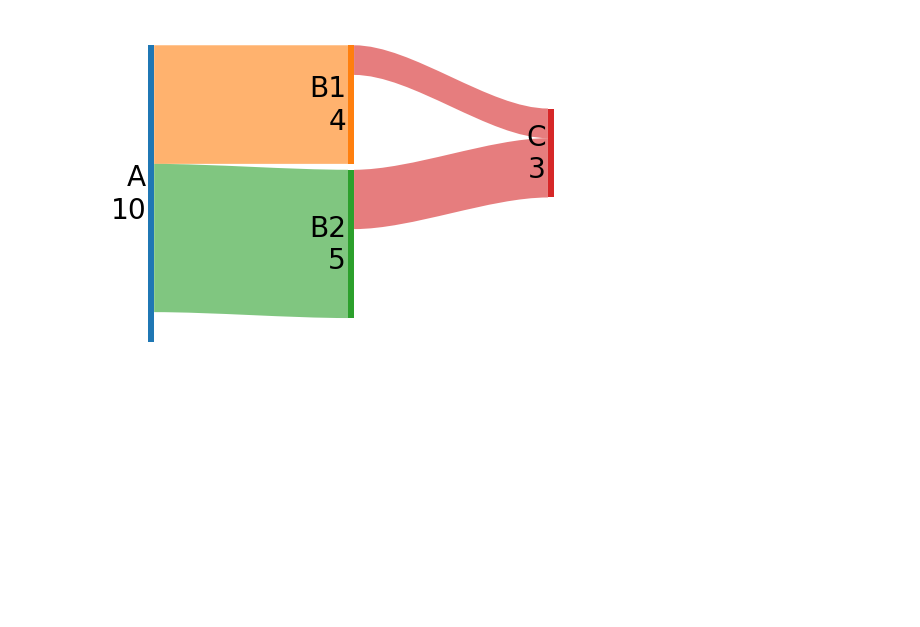
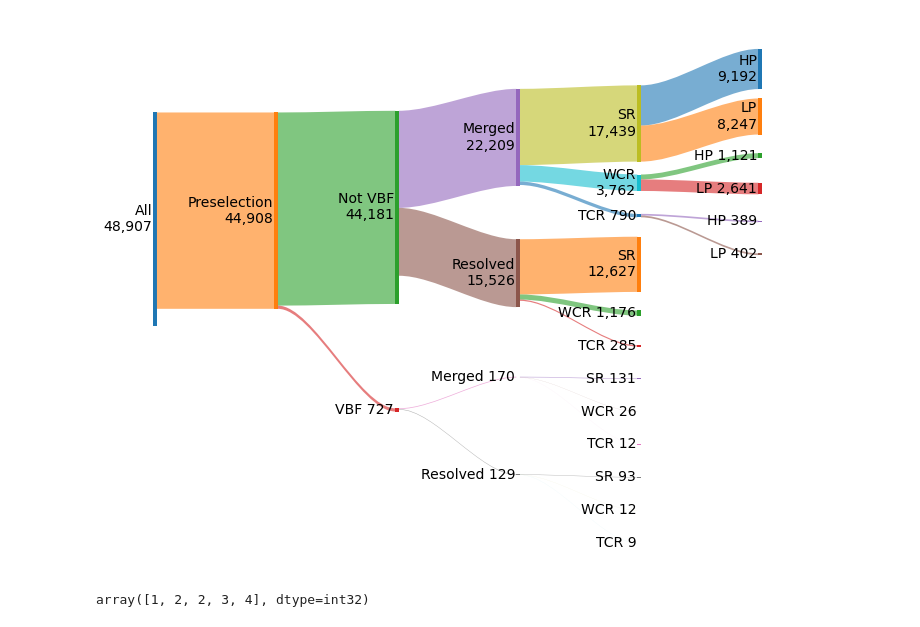
Before and after one commit to riley-x/SankeyFlow, a Jupyter notebook: example/example.ipynb, the cells around one changed output. Saved outputs shown, nothing was run; the diff lists cells and outputs as text; code cells hidden in the pictures; blank space fills up the shorter version.

Commit message:
add min height, tree both directions

```diff
--- a/example/example.ipynb
+++ b/example/example.ipynb
@@ -474,7 +523,18 @@ class Sankey:
         #ax.axis(xmin=0, xmax=len(self.nodes)-1 + self.node_width, ymin=0, ymax=1)
         ax.axis('tight')
         ax.axis('off')
+# %%
+plt.figure(figsize=(12, 10))
+s = Sankey(flows=flows, nodes=nodes, flow_color_mode='lesser', align_y='tree', node_pad_y_min=0.02, node_height_pad_min=0.05)
+s.draw()
+
+#plt.gca().axis('on')
+plt.gcf().set_facecolor('white')
+plt.show()
+# %% [output]
+[figure, added]
 # %%
+# test
 nodes = [
     [('A', 10)],
     [('B1', 4), ('B2', 5)],
@@ -486,15 +546,6 @@ flows = [
     ('B1', 'C', 1),
     ('B2', 'C', 2),
 ]
-
-plt.figure(figsize=(4, 3), dpi=144)
-s = Sankey(flows=flows, nodes=nodes, flow_color_mode='lesser', align_y='tree clamp', node_pad_y_min=0.02)
-s.draw()
-
-plt.gcf().set_facecolor('white')
-plt.show()
-# %% [output]
-[figure, removed]
 # %%
 # Microsoft
 
@@ -521,0 +575,4 @@ nodes = [[['All', 48906.79014029006, {'label': 'All'}]], [['Preselection', 44907
+# %%
+np.cumsum(x)
+# %% [output]
+array([1, 2, 2, 3, 4], dtype=int32)
```
Also changed, not shown: parts of 4 cells of this notebook, 1 other file.
